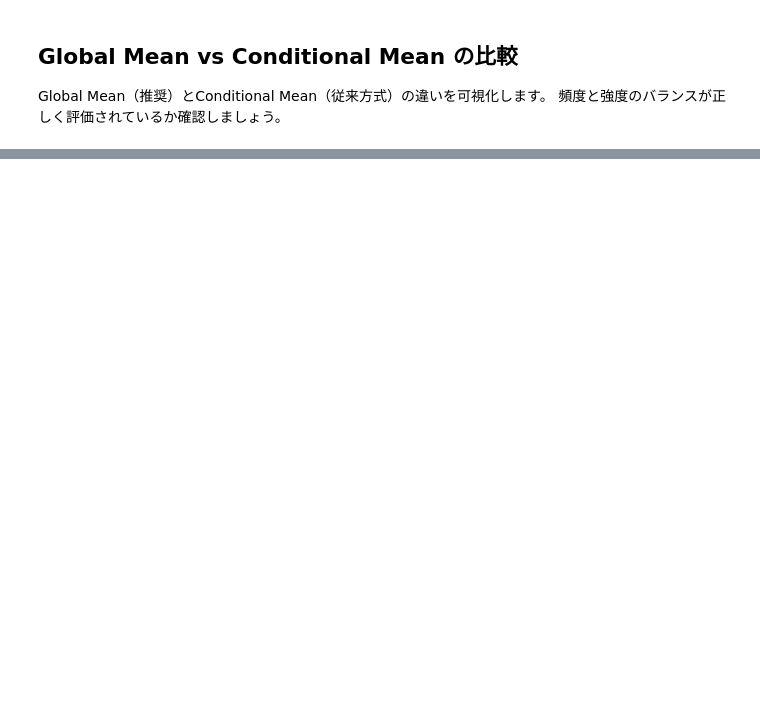
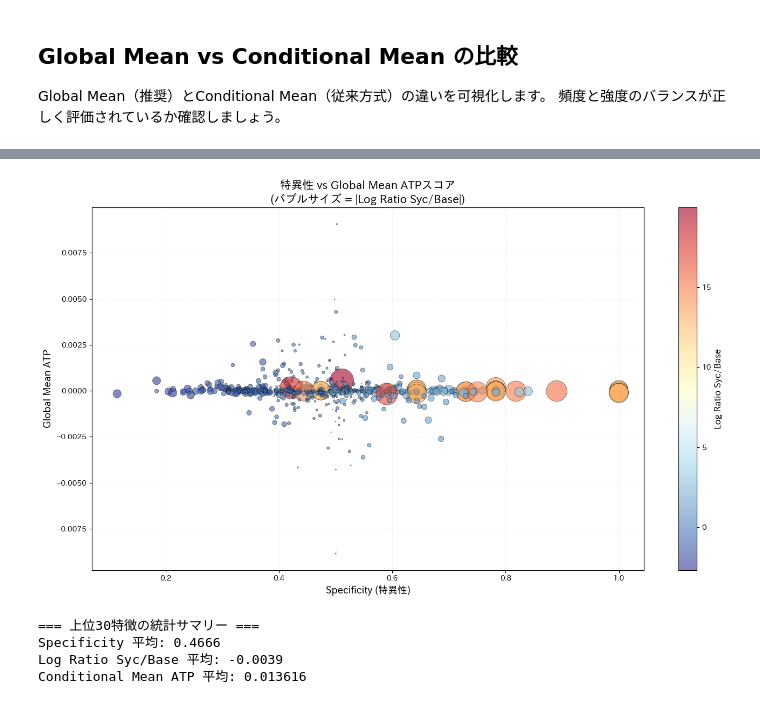
Before and after one commit to Itsuki966/sae_shap, a Jupyter notebook: attribution_patching_analysis.ipynb, the cells around one changed output, grey strips where cells are left out. Drawn from its saved outputs; the diff is of its cells as text; code cells hidden in the pictures; blank space fills up the shorter version.

```diff
--- a/attribution_patching_analysis.ipynb
+++ b/attribution_patching_analysis.ipynb
@@ -242,0 +260,67 @@ print(f"  フィルタ済: {output_path.replace('.csv', '_filtered.csv')}")
+# %%
+# 結語するためにデータ型を変更
+df_atp_scores["Feature_ID"] = df_atp_scores["Feature_ID"].astype(int)
+
+base_metrics = data_metrics[["Feature_ID", "Specificity", "Log Ratio Syc/Base"]].copy()
+df_plot_data = pd.merge(df_atp_scores, base_metrics, on="Feature_ID", how="left")
+# %%
+# 上位30特徴を取得
+top_30_features = df_plot_data.nlargest(30, 'Global_Mean_ATP')
+
+# プロット作成
+fig, ax = plt.subplots(figsize=(14, 8))
+
+# Log Ratio Syc/Baseを使ってバブルサイズとカラーマップを設定
+# サイズは絶対値を使用（負の値も表現できるように）
+bubble_sizes = np.abs(df_plot_data['Log Ratio Syc/Base']) * 50  # スケーリング係数は調整可能
+
+# 散布図
+scatter = ax.scatter(
+    df_plot_data['Specificity'],
+    df_plot_data['Global_Mean_ATP'],
+    s=bubble_sizes,
+    c=df_plot_data['Log Ratio Syc/Base'],
+    cmap='RdYlBu_r',  # 赤(高い) → 黄 → 青(低い)
+    alpha=0.6,
+    edgecolors='black',
+    linewidth=0.5
+)
+
+# 上位30特徴に補助線を引く
+# for _, row in top_30_features.iterrows():
+#     ax.plot(
+#         [row['Specificity'], row['Specificity']],
+#         [ax.get_ylim()[0], row['Global_Mean_ATP']],
+#         color='gray',
+#         linestyle='--',
+#         linewidth=0.8,
+#         alpha=0.4
+#     )
+
+# カラーバー
+cbar = plt.colorbar(scatter, ax=ax)
+cbar.set_label('Log Ratio Syc/Base', fontsize=12)
+
+# ラベルとタイトル
+ax.set_xlabel('Specificity (特異性)', fontsize=13)
+ax.set_ylabel('Global Mean ATP', fontsize=13)
+ax.set_title('特異性 vs Global Mean ATPスコア\n(バブルサイズ = |Log Ratio Syc/Base|)', fontsize=15, fontweight='bold')
+
+# グリッド
+ax.grid(True, alpha=0.3, linestyle=':')
+
+# レイアウト調整
+plt.tight_layout()
+plt.show()
+
+# 上位30特徴の統計情報を表示
+print("=== 上位30特徴の統計サマリー ===")
+print(f"Specificity 平均: {top_30_features['Specificity'].mean():.4f}")
+print(f"Log Ratio Syc/Base 平均: {top_30_features['Log Ratio Syc/Base'].mean():.4f}")
+print(f"Conditional Mean ATP 平均: {top_30_features['Conditional_Mean_ATP'].mean():.6f}")
+# %% [output]
+[figure, added]
+=== 上位30特徴の統計サマリー ===
+Specificity 平均: 0.4666
+Log Ratio Syc/Base 平均: -0.0039
+Conditional Mean ATP 平均: 0.013616
```
Also changed, not shown: parts of 14 cells of this notebook.
